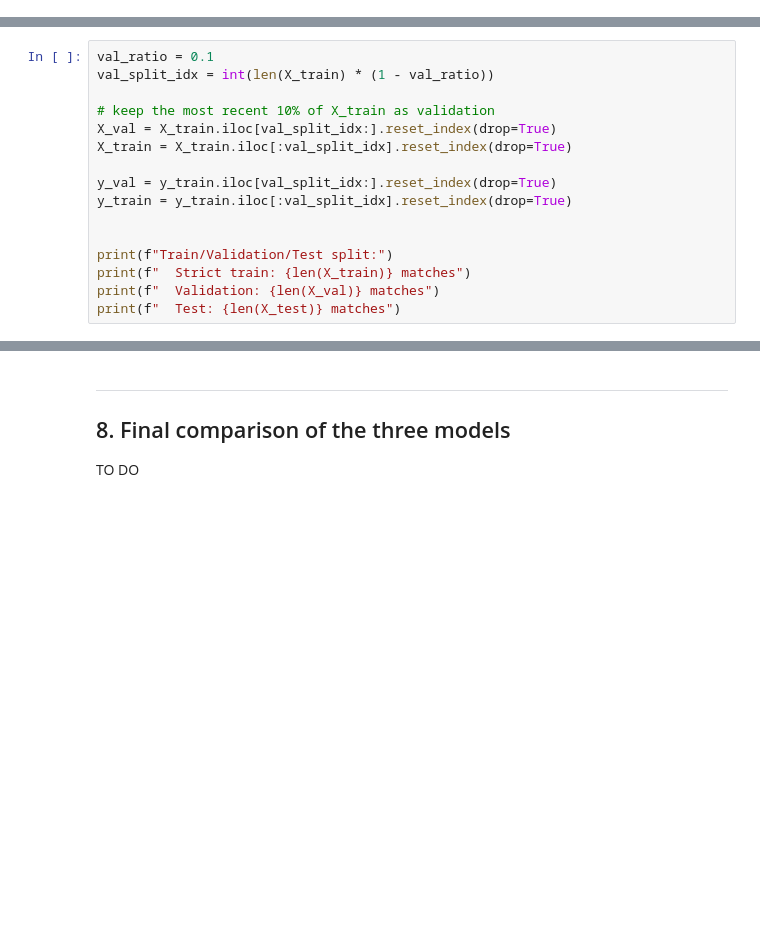
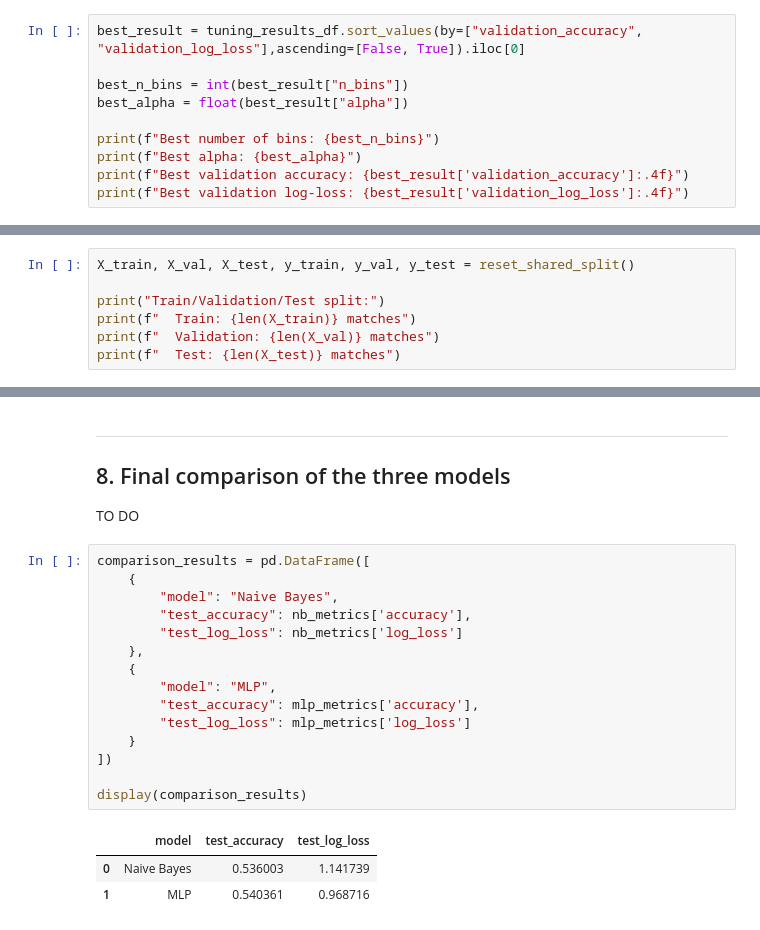
Before and after one commit to Am1neX/Project_INFOH410, a Jupyter notebook: notebooks/football_prediction.ipynb, the cells around one changed output, grey strips where cells are left out. Saved outputs shown, nothing was run; the diff lists cells and outputs as text; blank space fills up the shorter version.

```diff
--- a/notebooks/football_prediction.ipynb
+++ b/notebooks/football_prediction.ipynb
@@ -831,0 +1391,10 @@ Saved processed data to '../data/processed/'
+# %%
+best_result = tuning_results_df.sort_values(by=["validation_accuracy", "validation_log_loss"],ascending=[False, True]).iloc[0]
+
+best_n_bins = int(best_result["n_bins"])
+best_alpha = float(best_result["alpha"])
+
+print(f"Best number of bins: {best_n_bins}")
+print(f"Best alpha: {best_alpha}")
+print(f"Best validation accuracy: {best_result['validation_accuracy']:.4f}")
+print(f"Best validation log-loss: {best_result['validation_log_loss']:.4f}")
@@ -850,17 +1499,8 @@ We split our data into 3 sets chronologically:
 # %%
-val_ratio = 0.1
-val_split_idx = int(len(X_train) * (1 - val_ratio))
+X_train, X_val, X_test, y_train, y_val, y_test = reset_shared_split()
 
-# keep the most recent 10% of X_train as validation
-X_val = X_train.iloc[val_split_idx:].reset_index(drop=True)
-X_train = X_train.iloc[:val_split_idx].reset_index(drop=True)
-
-y_val = y_train.iloc[val_split_idx:].reset_index(drop=True)
-y_train = y_train.iloc[:val_split_idx].reset_index(drop=True)
-
-
-print(f"Train/Validation/Test split:")
-print(f"  Strict train: {len(X_train)} matches")
+print("Train/Validation/Test split:")
+print(f"  Train: {len(X_train)} matches")
 print(f"  Validation: {len(X_val)} matches")
 print(f"  Test: {len(X_test)} matches")
 # %% [output]
@@ -1364,3 +2004,22 @@ Live predictions on hypothetical matches
 ---
 ## 8. Final comparison of the three models
 TO DO
+# %%
+comparison_results = pd.DataFrame([
+    {
+        "model": "Naive Bayes",
+        "test_accuracy": nb_metrics['accuracy'],
+        "test_log_loss": nb_metrics['log_loss']
+    },
+    {
+        "model": "MLP",
+        "test_accuracy": mlp_metrics['accuracy'],
+        "test_log_loss": mlp_metrics['log_loss']
+    }
+])
+
+display(comparison_results)
+# %% [output]
+|  | model | test_accuracy | test_log_loss |
+| 0 | Naive Bayes | 0.536003 | 1.141739 |
+| 1 | MLP | 0.540361 | 0.968716 |
```
Also changed, not shown: parts of 52 cells of this notebook, 11 other files.
